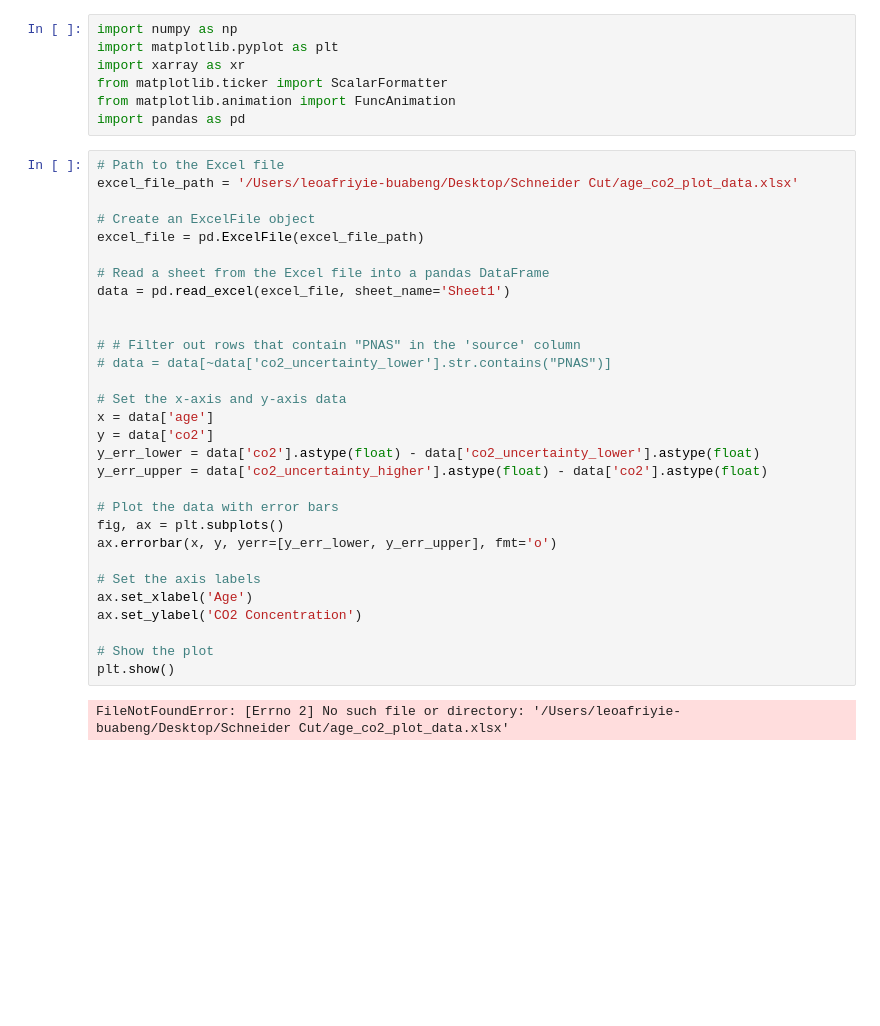
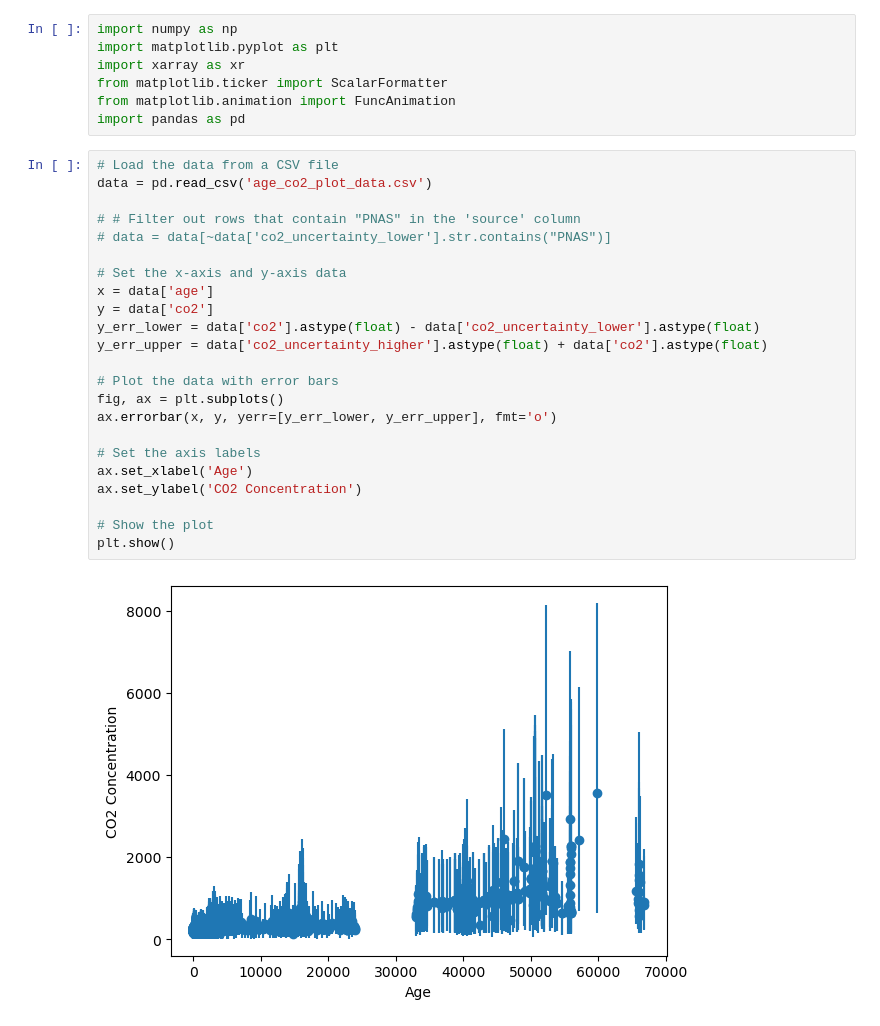
Before and after one commit to lbuabs6/Clima-Graphs-and-Data-, a Jupyter notebook: Post Paleocene CO2.ipynb, the cells around one changed output. Drawn from its saved outputs; the diff is of its cells as text; blank space fills up the shorter version.

Commit message:
new plots, trying to get multpile error bars for single point

```diff
--- a/Post Paleocene CO2.ipynb
+++ b/Post Paleocene CO2.ipynb
@@ -6,36 +6,29 @@ from matplotlib.ticker import ScalarFormatter
 from matplotlib.animation import FuncAnimation
 import pandas as pd
 # %%
-# Path to the Excel file
-excel_file_path = '/Users/leoafriyie-buabeng/Desktop/Schneider Cut/age_co2_plot_data.xlsx'
-
-# Create an ExcelFile object
-excel_file = pd.ExcelFile(excel_file_path)
-
-# Read a sheet from the Excel file into a pandas DataFrame
-data = pd.read_excel(excel_file, sheet_name='Sheet1')
-
+# Load the data from a CSV file
+data = pd.read_csv('age_co2_plot_data.csv')
 
 # # Filter out rows that contain "PNAS" in the 'source' column
 # data = data[~data['co2_uncertainty_lower'].str.contains("PNAS")]
 
 # Set the x-axis and y-axis data
 x = data['age']
 y = data['co2']
 y_err_lower = data['co2'].astype(float) - data['co2_uncertainty_lower'].astype(float)
-y_err_upper = data['co2_uncertainty_higher'].astype(float) - data['co2'].astype(float)
+y_err_upper = data['co2_uncertainty_higher'].astype(float) + data['co2'].astype(float)
 
 # Plot the data with error bars
 fig, ax = plt.subplots()
 ax.errorbar(x, y, yerr=[y_err_lower, y_err_upper], fmt='o')
 
 # Set the axis labels
 ax.set_xlabel('Age')
 ax.set_ylabel('CO2 Concentration')
 
 # Show the plot
 plt.show()
 # %% [output]
-FileNotFoundError: [Errno 2] No such file or directory: '/Users/leoafriyie-buabeng/Desktop/Schneider Cut/age_co2_plot_data.xlsx'
+[figure, added]
 # %%
 # Load the data from a CSV file
```
Also changed, not shown: parts of 6 cells of this notebook, 5 other files.
